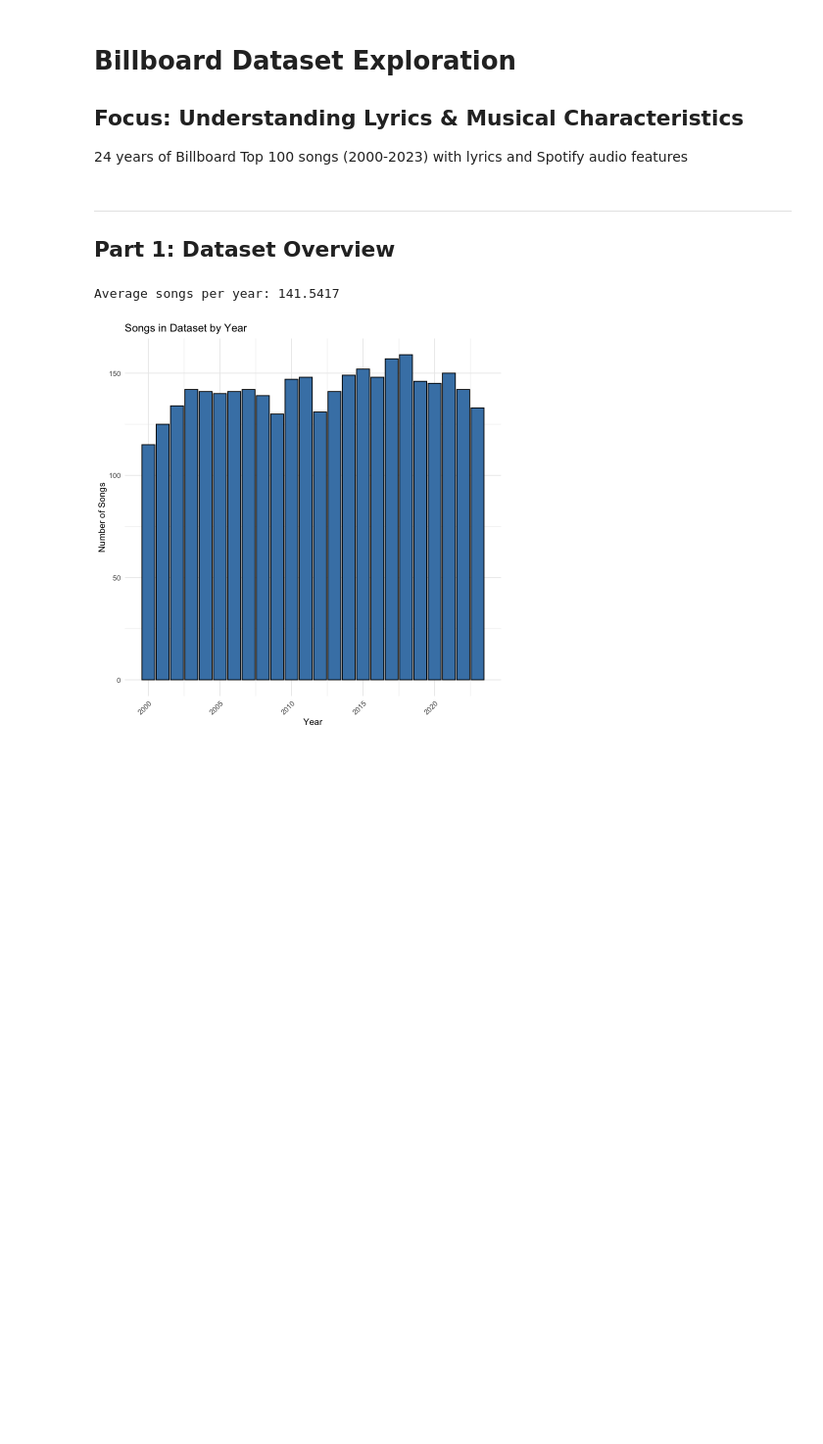
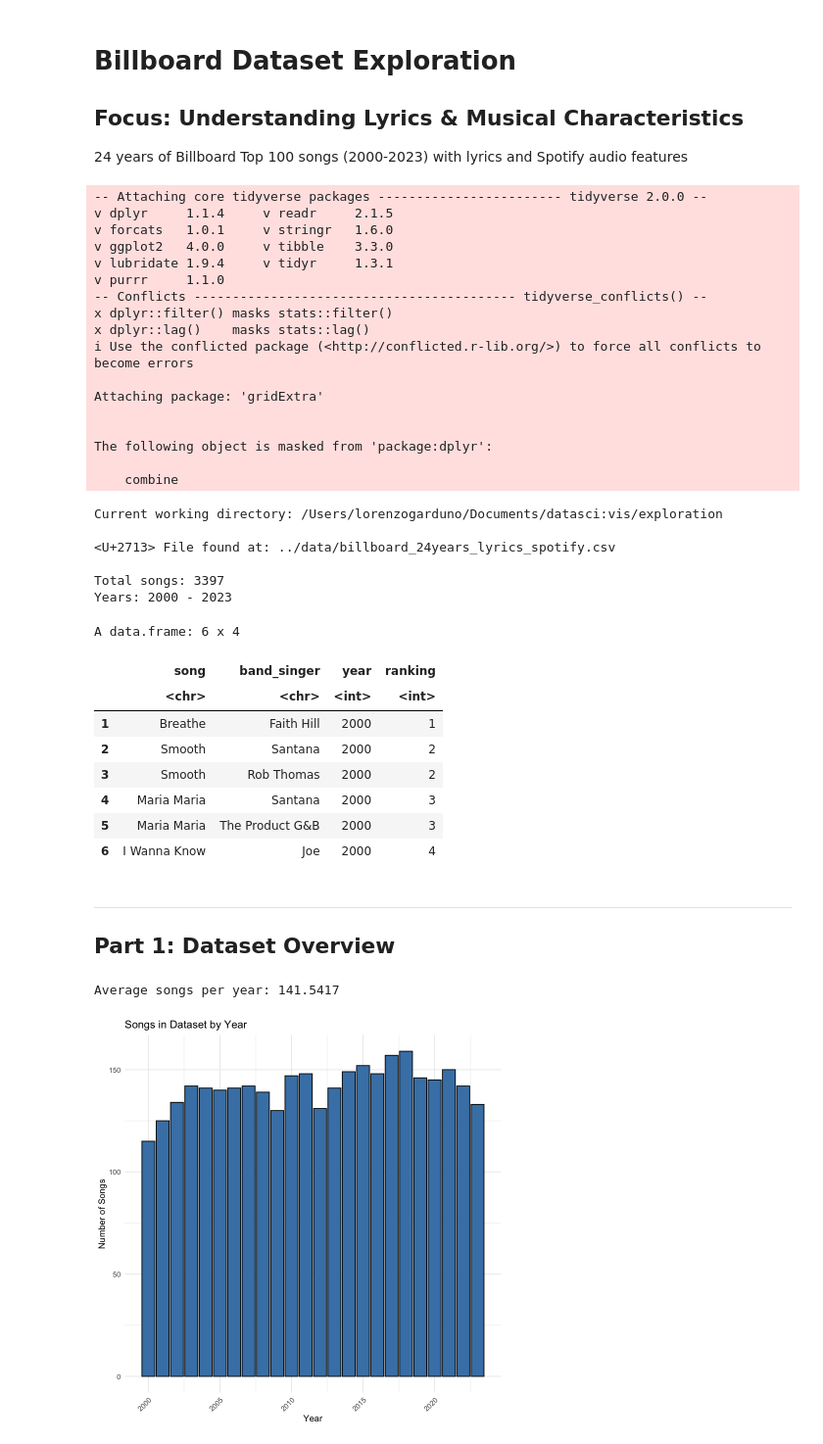
Before and after one commit to klorine28/datasci-vis, a Jupyter notebook: exploration/data_exploration_focused.ipynb, the cells around one changed output. Shown at 98% size. Drawn from its saved outputs; the diff is of its cells as text; code cells hidden in the pictures; blank space fills up the shorter version.

```diff
--- a/exploration/data_exploration_focused.ipynb
+++ b/exploration/data_exploration_focused.ipynb
@@ -6,21 +6,67 @@
 # %%
 library(tidyverse)
 library(ggplot2)
 library(tidytext)
 library(gridExtra)
 library(stringr)
 
-# Check if data file exists
-if (!file.exists("../data/billboard_24years_lyrics_spotify.csv")) {
-  stop("Error: Cannot find data file. Make sure you're running this from the exploration/ folder.")
+# Diagnostic: Show current working directory
+cat("Current working directory:", getwd(), "\n\n")
+
+# Check if file exists at expected location
+if (file.exists("../data/billboard_24years_lyrics_spotify.csv")) {
+  cat("✓ File found at: ../data/billboard_24years_lyrics_spotify.csv\n")
+  df <- read.csv("../data/billboard_24years_lyrics_spotify.csv", stringsAsFactors = FALSE)
+} else {
+  cat("✗ File NOT found at: ../data/billboard_24years_lyrics_spotify.csv\n")
+  cat("\nChecking alternative locations...\n")
+
+  # Try from project root
+  if (file.exists("data/billboard_24years_lyrics_spotify.csv")) {
+    cat("✓ File found at: data/billboard_24years_lyrics_spotify.csv\n")
+    df <- read.csv("data/billboard_24years_lyrics_spotify.csv", stringsAsFactors = FALSE)
+  } else {
+    stop("Cannot find data file. Please check your working directory.")
+  }
 }
 
-df <- read.csv("../data/billboard_24years_lyrics_spotify.csv", stringsAsFactors = FALSE)
-
-cat("Total songs:", nrow(df), "\n")
+cat("\nTotal songs:", nrow(df), "\n")
 cat("Years:", min(df$year), "-", max(df$year), "\n")
 
 head(df %>% select(song, band_singer, year, ranking))
+# %% [output]
+-- Attaching core tidyverse packages ------------------------ tidyverse 2.0.0 --
+v dplyr     1.1.4     v readr     2.1.5
+v forcats   1.0.1     v stringr   1.6.0
+v ggplot2   4.0.0     v tibble    3.3.0
+v lubridate 1.9.4     v tidyr     1.3.1
+v purrr     1.1.0
+-- Conflicts ------------------------------------------ tidyverse_conflicts() --
+x dplyr::filter() masks stats::filter()
+x dplyr::lag()    masks stats::lag()
+i Use the conflicted package (<http://conflicted.r-lib.org/>) to force all conflicts to become errors
+
+Attaching package: 'gridExtra'
+
+
+The following object is masked from 'package:dplyr':
+
+    combine
+Current working directory: /Users/lorenzogarduno/Documents/datasci:vis/exploration
+
+<U+2713> File found at: ../data/billboard_24years_lyrics_spotify.csv
+
+Total songs: 3397
+Years: 2000 - 2023
+A data.frame: 6 x 4
+|  | song | band_singer | year | ranking |
+|  | <chr> | <chr> | <int> | <int> |
+| 1 | Breathe | Faith Hill | 2000 | 1 |
+| 2 | Smooth | Santana | 2000 | 2 |
+| 3 | Smooth | Rob Thomas | 2000 | 2 |
+| 4 | Maria Maria | Santana | 2000 | 3 |
+| 5 | Maria Maria | The Product G&B | 2000 | 3 |
+| 6 | I Wanna Know | Joe | 2000 | 4 |
 # %% [markdown]
 ---
 ## Part 1: Dataset Overview
```
Also changed, not shown: parts of 32 cells of this notebook, 2 other files.
